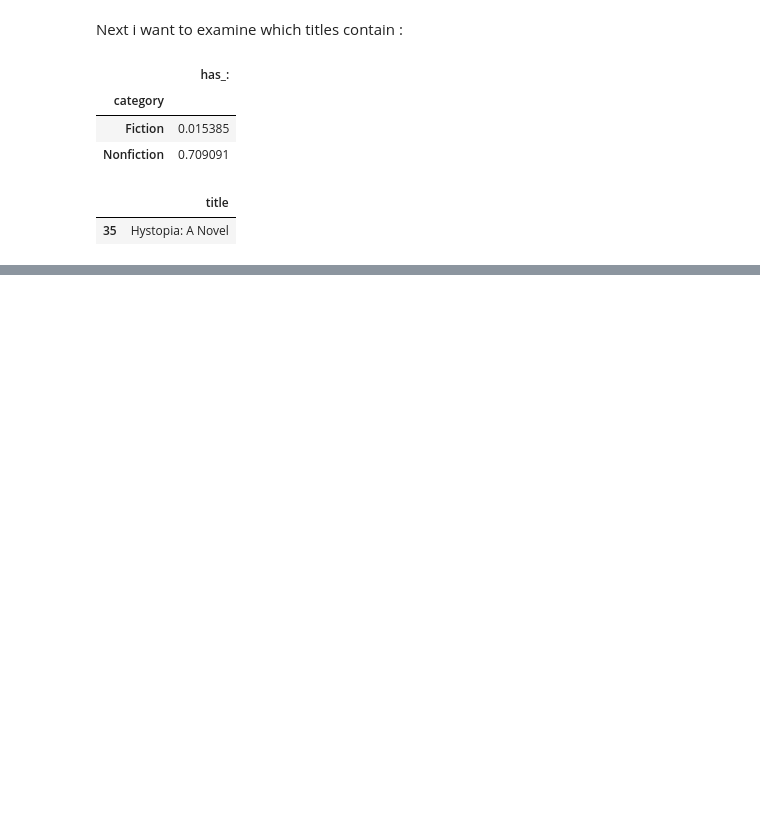
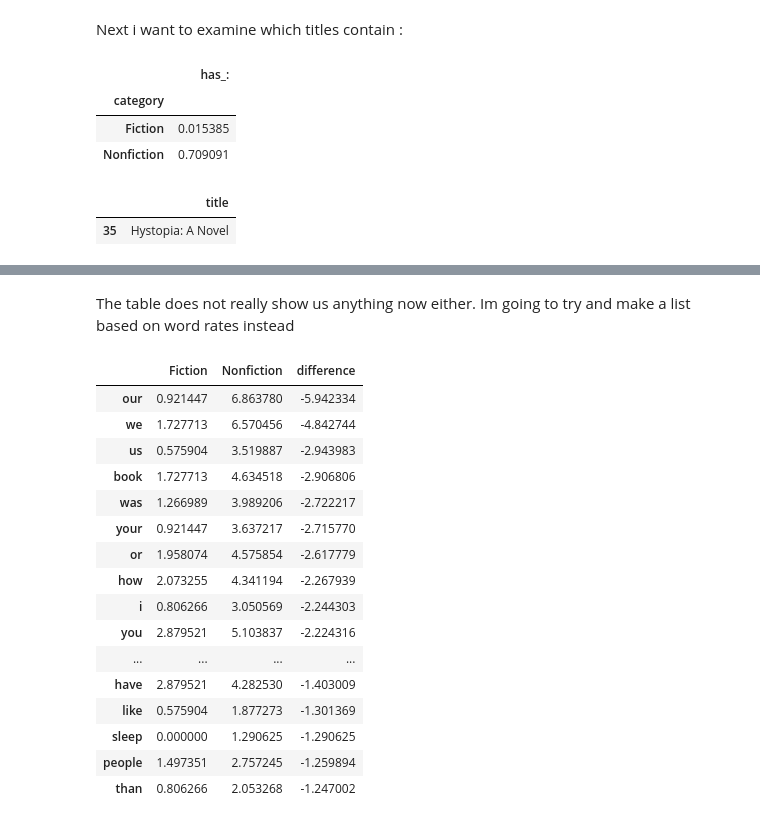
Before and after one commit to Judas20/datascience, a Jupyter notebook: notebooks/02_cleaning_eda.ipynb, the cells around one changed output, grey strips where cells are left out. Saved outputs shown, nothing was run; the diff lists cells and outputs as text; code cells hidden in the pictures; blank space fills up the shorter version.

```diff
--- a/notebooks/02_cleaning_eda.ipynb
+++ b/notebooks/02_cleaning_eda.ipynb
@@ -434,0 +579,37 @@ There is only one fiction book that contains :
+# %% [markdown]
+The table does not really show us anything now either. Im going to try and make a list based on word rates instead
+# %%
+def word_rates(category):
+    descriptions = df[df["category"] == category]["description"]
+    words = re.findall(r"[a-z'’]+", " ".join(descriptions).lower())
+    words = [word for word in words if word not in STOP_WORDS]
+    total = len(words)
+    return {word: count / total * 1000 for word, count in Counter(words).items()}
+
+rates = pd.DataFrame({
+    "Fiction": word_rates("Fiction"),
+    "Nonfiction": word_rates("Nonfiction"),
+}).fillna(0)
+
+rates["difference"] = rates["Fiction"] - rates["Nonfiction"]
+
+rates.sort_values("difference", ascending=False).head(20)   # most typical for Fiction
+rates.sort_values("difference").head(20)                    # most typical for Nonfiction
+# %% [output]
+|  | Fiction | Nonfiction | difference |
+| our | 0.921447 | 6.863780 | -5.942334 |
+| we | 1.727713 | 6.570456 | -4.842744 |
+| us | 0.575904 | 3.519887 | -2.943983 |
+| book | 1.727713 | 4.634518 | -2.906806 |
+| was | 1.266989 | 3.989206 | -2.722217 |
+| your | 0.921447 | 3.637217 | -2.715770 |
+| or | 1.958074 | 4.575854 | -2.617779 |
+| how | 2.073255 | 4.341194 | -2.267939 |
+| i | 0.806266 | 3.050569 | -2.244303 |
+| you | 2.879521 | 5.103837 | -2.224316 |
+| ... | ... | ... | ... |
+| have | 2.879521 | 4.282530 | -1.403009 |
+| like | 0.575904 | 1.877273 | -1.301369 |
+| sleep | 0.000000 | 1.290625 | -1.290625 |
+| people | 1.497351 | 2.757245 | -1.259894 |
+| than | 0.806266 | 2.053268 | -1.247002 |
```
Also changed, not shown: parts of 13 cells of this notebook, 3 other files.
